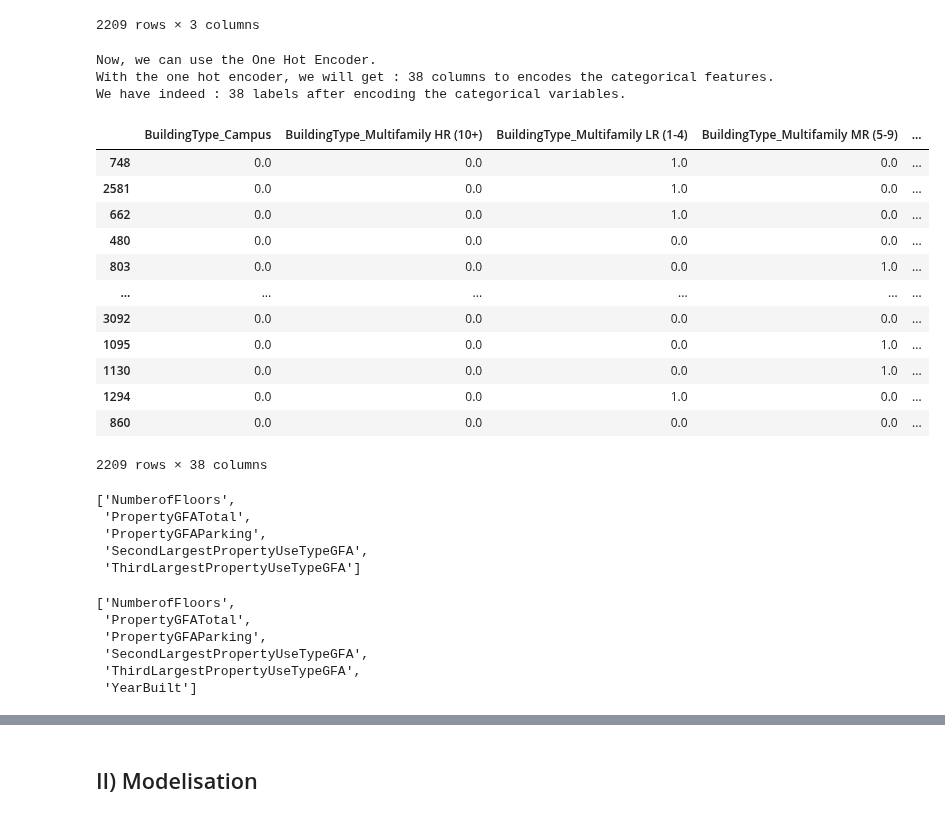
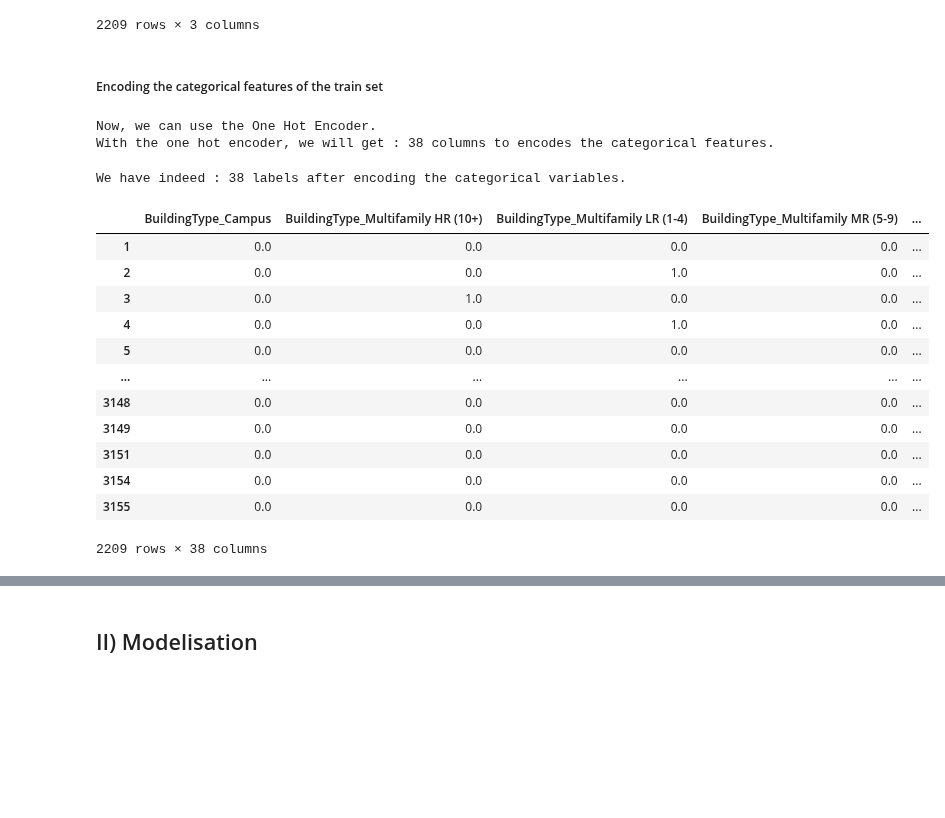
Before and after one commit to oumeima-elgharbi/P4_Data_Science_OpenClassrooms, a Jupyter notebook: P4_03_prediction_electricity.ipynb, the cells around one changed output, grey strips where cells are left out. Drawn from its saved outputs; the diff is of its cells as text; code cells hidden in the pictures; blank space fills up the shorter version.

```diff
--- a/P4_03_prediction_electricity.ipynb
+++ b/P4_03_prediction_electricity.ipynb
@@ -405,60 +392,45 @@ X_train_std[categorical_columns]
 | 1294 | Multifamily LR (1-4) | Low-Rise Multifamily | 6 |
 | 860 | NonResidential | Supermarket / Grocery Store | 1 |
 2209 rows × 3 columns
+# %% [markdown]
+##### Encoding the categorical features of the train set
+# %%
+print("Now, we can use the One Hot Encoder.")
+print("With the one hot encoder, we will get :", sum([X[categorical_columns].nunique()[i] for i in range(len(categorical_columns))]), "columns to encodes the categorical features.")
+# %% [output]
+Now, we can use the One Hot Encoder.
+With the one hot encoder, we will get : 38 columns to encodes the categorical features.
 # %%
-print("Now, we can use the One Hot Encoder.")
-print("With the one hot encoder, we will get :", sum([X[categorical_columns].nunique()[i] for i in range(len(categorical_columns))]), "columns to encodes the categorical features.")
-
-# creating instance of one-hot-encoder
+# 0) creating instance of one-hot-encoder
 one_hot_encoder = OneHotEncoder(handle_unknown='ignore', sparse=False) # if sparse=True (by default), we need to add .toarray() to encoded_categorical_data
 
 # 1) Fit the encoder on the training set
 one_hot_encoder.fit(X_train_std[categorical_columns])
+
 # 2) we get the encoded numpy array
 encoded_categorical_data = one_hot_encoder.transform(X_train_std[categorical_columns])
+
 # 3) we make a list of the columns names
 encoded_categorical_data_names = one_hot_encoder.get_feature_names_out().tolist()
-
 print("We have indeed :", len(encoded_categorical_data_names), "labels after encoding the categorical variables.")
 
 # 4) we recreate a dataframe with the column names and the numpy array
 X_train_encoded = pd.DataFrame(columns=encoded_categorical_data_names,
                                data=encoded_categorical_data,
                                index=X_train_std.index)
-display(X_train_encoded)
+display(X_train_encoded.sort_index())
 # %% [output]
-Now, we can use the One Hot Encoder.
-With the one hot encoder, we will get : 38 columns to encodes the categorical features.
 We have indeed : 38 labels after encoding the categorical variables.
 |  | BuildingType_Campus | BuildingType_Multifamily HR (10+) | BuildingType_Multifamily LR (1-4) | BuildingType_Multifamily MR (5-9) | ... |
-| 748 | 0.0 | 0.0 | 1.0 | 0.0 | ... |
-| 2581 | 0.0 | 0.0 | 1.0 | 0.0 | ... |
-| 662 | 0.0 | 0.0 | 1.0 | 0.0 | ... |
-| 480 | 0.0 | 0.0 | 0.0 | 0.0 | ... |
-| 803 | 0.0 | 0.0 | 0.0 | 1.0 | ... |
+| 1 | 0.0 | 0.0 | 0.0 | 0.0 | ... |
+| 2 | 0.0 | 0.0 | 1.0 | 0.0 | ... |
+| 3 | 0.0 | 1.0 | 0.0 | 0.0 | ... |
+| 4 | 0.0 | 0.0 | 1.0 | 0.0 | ... |
+| 5 | 0.0 | 0.0 | 0.0 | 0.0 | ... |
 | ... | ... | ... | ... | ... | ... |
-| 3092 | 0.0 | 0.0 | 0.0 | 0.0 | ... |
-| 1095 | 0.0 | 0.0 | 0.0 | 1.0 | ... |
-| 1130 | 0.0 | 0.0 | 0.0 | 1.0 | ... |
-| 1294 | 0.0 | 0.0 | 1.0 | 0.0 | ... |
-| 860 | 0.0 | 0.0 | 0.0 | 0.0 | ... |
+| 3148 | 0.0 | 0.0 | 0.0 | 0.0 | ... |
+| 3149 | 0.0 | 0.0 | 0.0 | 0.0 | ... |
+| 3151 | 0.0 | 0.0 | 0.0 | 0.0 | ... |
+| 3154 | 0.0 | 0.0 | 0.0 | 0.0 | ... |
+| 3155 | 0.0 | 0.0 | 0.0 | 0.0 | ... |
 2209 rows × 38 columns
-# %%
-numerical_columns.tolist()
-# %% [output]
-['NumberofFloors',
- 'PropertyGFATotal',
- 'PropertyGFAParking',
- 'SecondLargestPropertyUseTypeGFA',
- 'ThirdLargestPropertyUseTypeGFA']
-# %%
-features_to_merge = numerical_columns.tolist().copy()
-features_to_merge.append("YearBuilt")
-features_to_merge
-# %% [output]
-['NumberofFloors',
- 'PropertyGFATotal',
- 'PropertyGFAParking',
- 'SecondLargestPropertyUseTypeGFA',
- 'ThirdLargestPropertyUseTypeGFA',
- 'YearBuilt']
```
Also changed, not shown: parts of 42 cells of this notebook, 1 other file.
